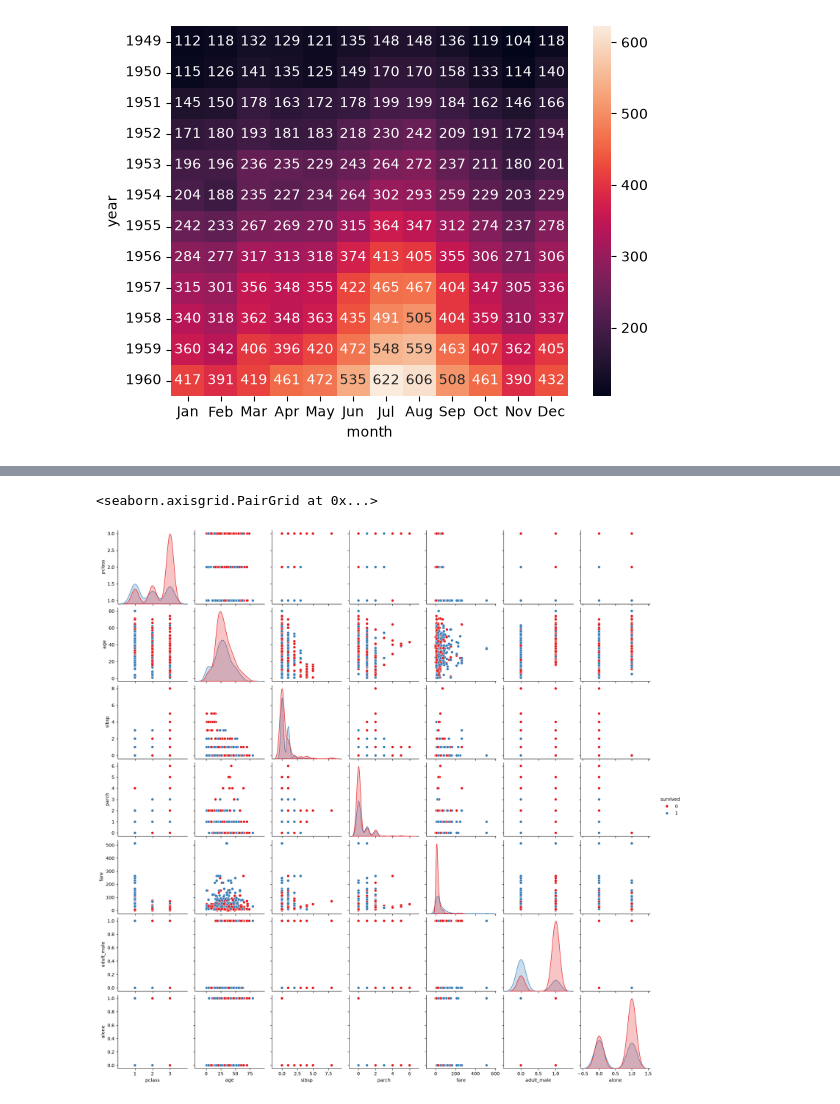
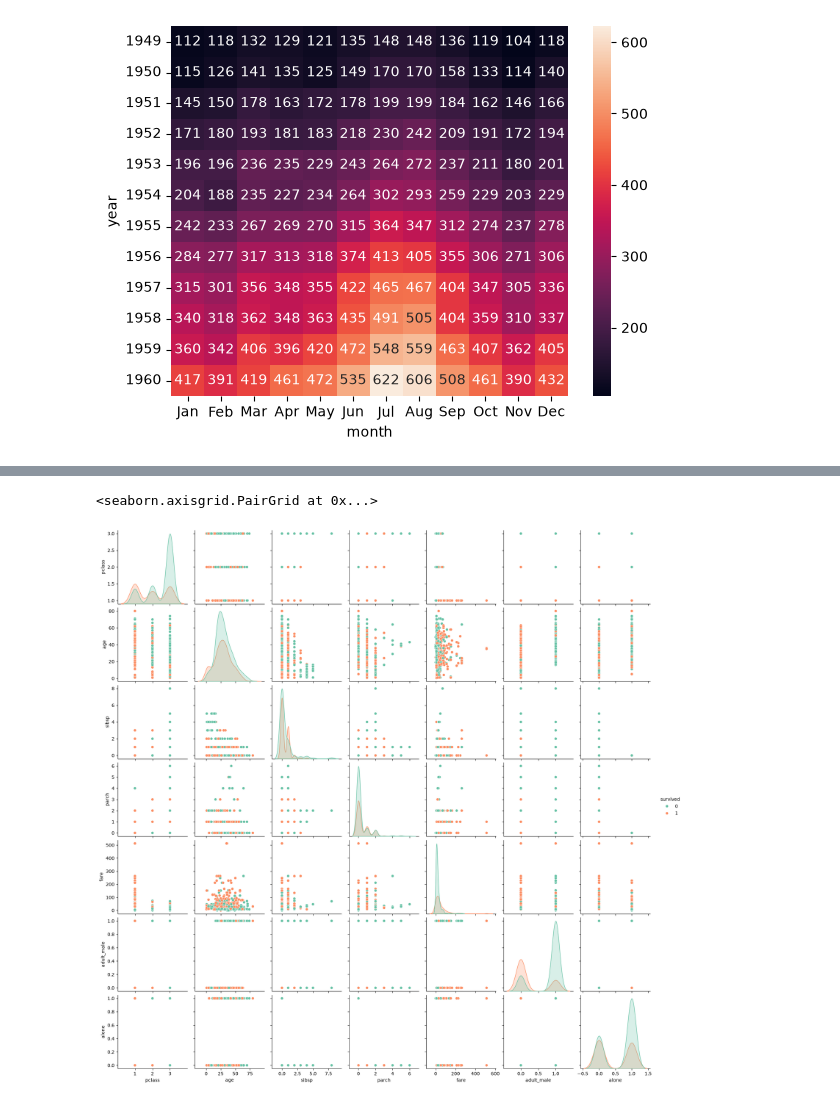
Before and after one commit to adilfarooqkhan-ds/Analytics, a Jupyter notebook: Seaborn/index.ipynb, the cells around one changed output, grey strips where cells are left out. Saved outputs shown, nothing was run; the diff lists cells and outputs as text; code cells hidden in the pictures.

```diff
--- a/Seaborn/index.ipynb
+++ b/Seaborn/index.ipynb
@@ -256,6 +261,6 @@ sns.heatmap(p_table,annot=True,fmt="d")
 # %%
-sns.pairplot(data=d,hue='survived',palette='Set1')
+sns.pairplot(data=d,hue='survived',palette='Set2')
 # %% [output]
 <seaborn.axisgrid.PairGrid at 0x...>
-[figure, old version]
+[figure, new version]
 # %%
```
Also changed, not shown: parts of 2 cells of this notebook.
